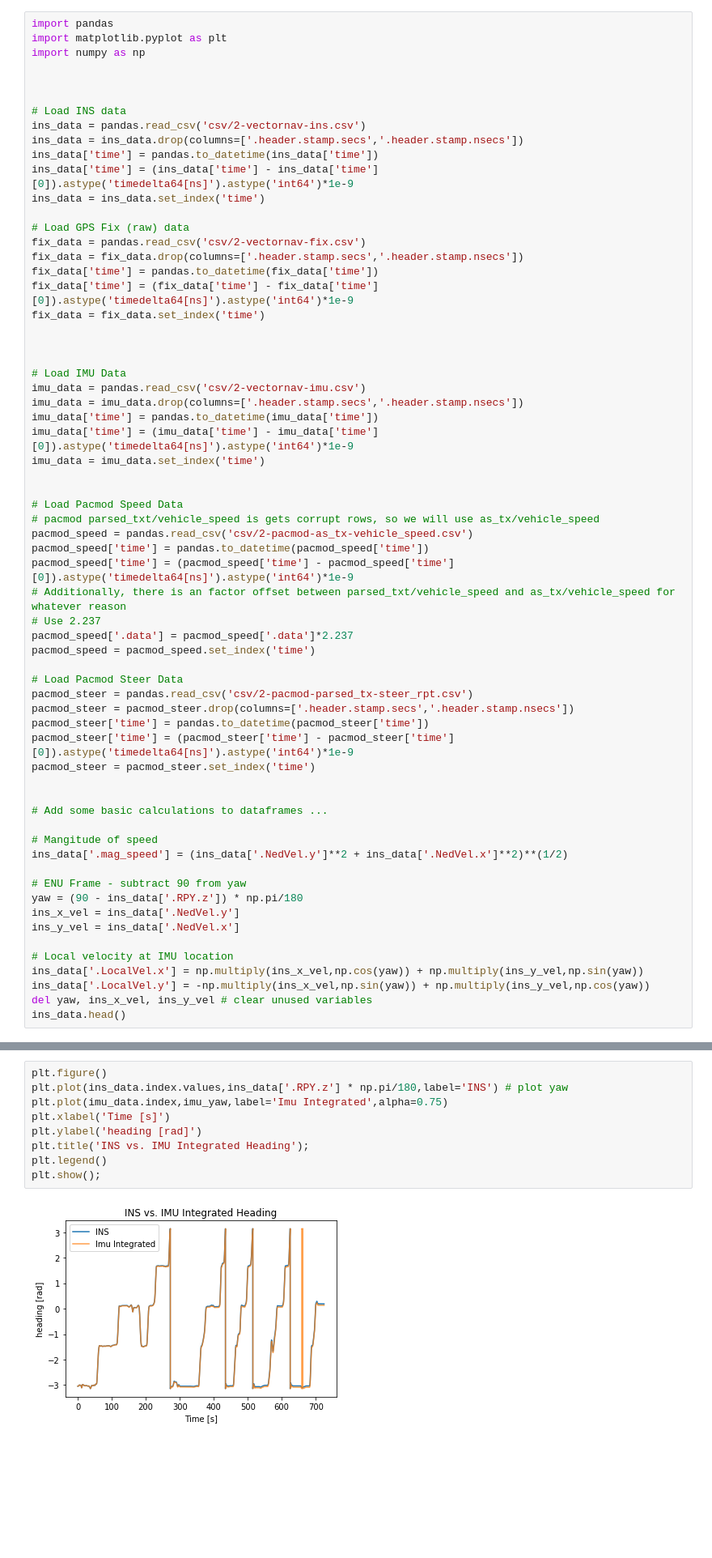
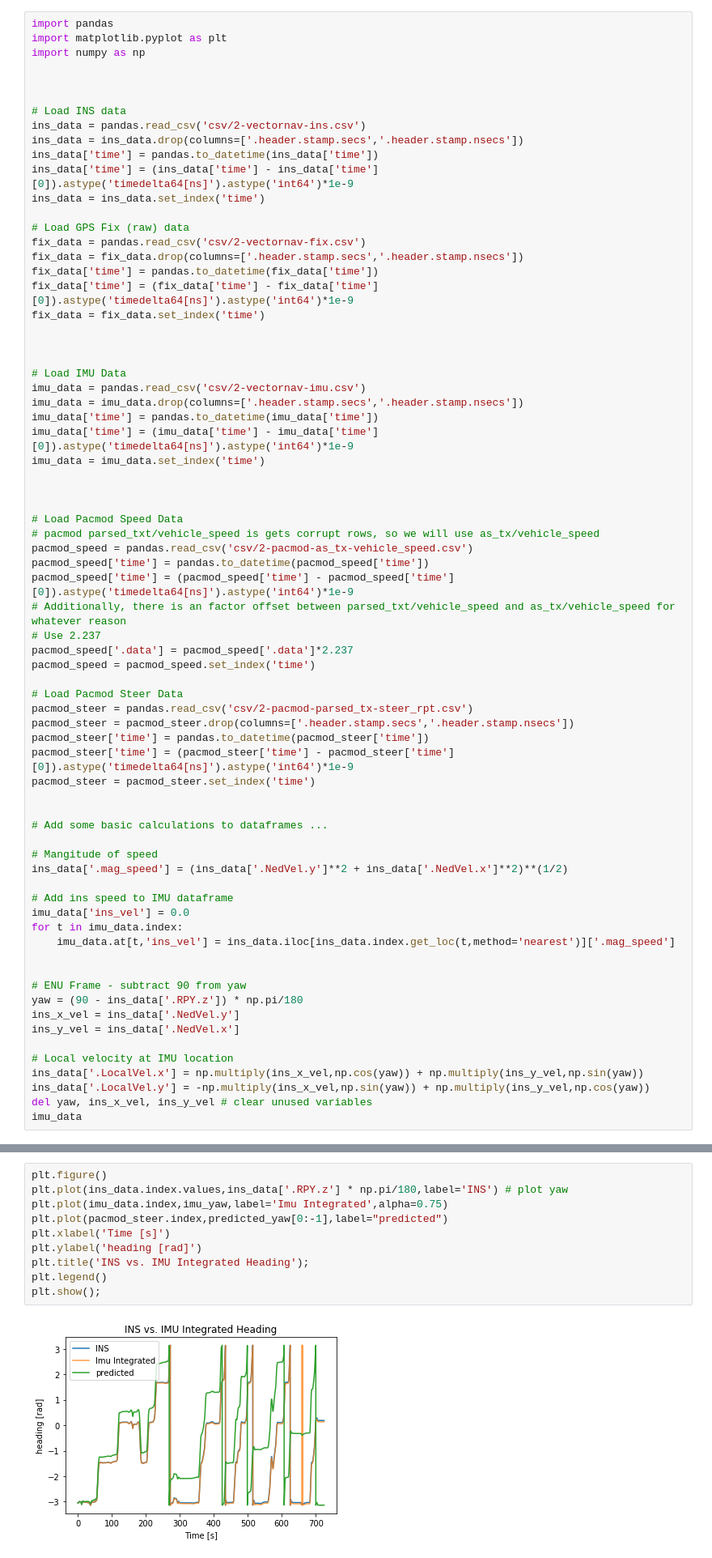
Before and after one commit to amirx96/golfcart-gps-odom-ekf, a Jupyter notebook: Notebooks/GPS & Pacmod Analysis/IMU Analysis-2.ipynb, the cells around one changed output, grey strips where cells are left out. Shown: that part at 81% size. Cells and saved outputs as stored; diff of their text form; blank space fills up the shorter version.

```diff
--- a/Notebooks/GPS & Pacmod Analysis/IMU Analysis-2.ipynb
+++ b/Notebooks/GPS & Pacmod Analysis/IMU Analysis-2.ipynb
@@ -29,6 +29,7 @@ imu_data['time'] = (imu_data['time'] - imu_data['time'][0]).astype('timedelta64[
 imu_data = imu_data.set_index('time')
 
 
+
 # Load Pacmod Speed Data
 # pacmod parsed_txt/vehicle_speed is gets corrupt rows, so we will use as_tx/vehicle_speed
 pacmod_speed = pandas.read_csv('csv/2-pacmod-as_tx-vehicle_speed.csv')
@@ -52,6 +53,12 @@ pacmod_steer = pacmod_steer.set_index('time')
 # Mangitude of speed
 ins_data['.mag_speed'] = (ins_data['.NedVel.y']**2 + ins_data['.NedVel.x']**2)**(1/2)
 
+# Add ins speed to IMU dataframe
+imu_data['ins_vel'] = 0.0
+for t in imu_data.index:
+    imu_data.at[t,'ins_vel'] = ins_data.iloc[ins_data.index.get_loc(t,method='nearest')]['.mag_speed']
+
+
 # ENU Frame - subtract 90 from yaw
 yaw = (90 - ins_data['.RPY.z']) * np.pi/180
 ins_x_vel = ins_data['.NedVel.y']
@@ -61,5 +68,5 @@ ins_y_vel = ins_data['.NedVel.x']
 ins_data['.LocalVel.x'] = np.multiply(ins_x_vel,np.cos(yaw)) + np.multiply(ins_y_vel,np.sin(yaw))
 ins_data['.LocalVel.y'] = -np.multiply(ins_x_vel,np.sin(yaw)) + np.multiply(ins_y_vel,np.cos(yaw))
 del yaw, ins_x_vel, ins_y_vel # clear unused variables
-ins_data.head()
+imu_data
 # %% [output]
@@ -93,14 +106,15 @@ for i in range(imu_data.index.size - 1):
 # %%
 plt.figure()
 plt.plot(ins_data.index.values,ins_data['.RPY.z'] * np.pi/180,label='INS') # plot yaw
 plt.plot(imu_data.index,imu_yaw,label='Imu Integrated',alpha=0.75)
+plt.plot(pacmod_steer.index,predicted_yaw[0:-1],label="predicted")
 plt.xlabel('Time [s]')
 plt.ylabel('heading [rad]')
 plt.title('INS vs. IMU Integrated Heading');
 plt.legend()
 plt.show();
 # %% [output]
-[figure, old version]
+[figure, new version]
 # %% [markdown]
 Integrated yaw looks pretty good actually. Gyro data is probably less noisy than acceleration data.
 # %% [markdown]
```
Also changed, not shown: parts of 10 cells of this notebook.
